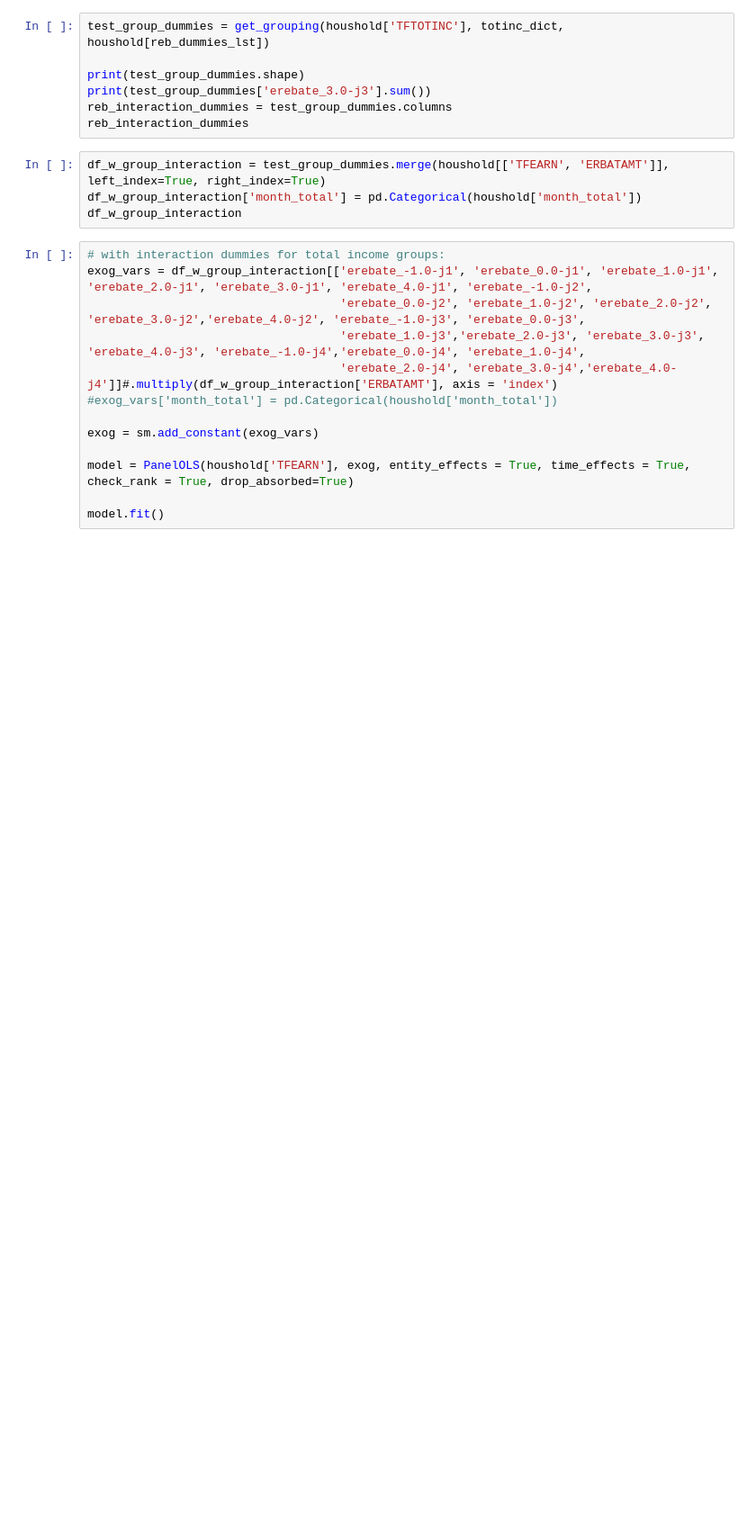
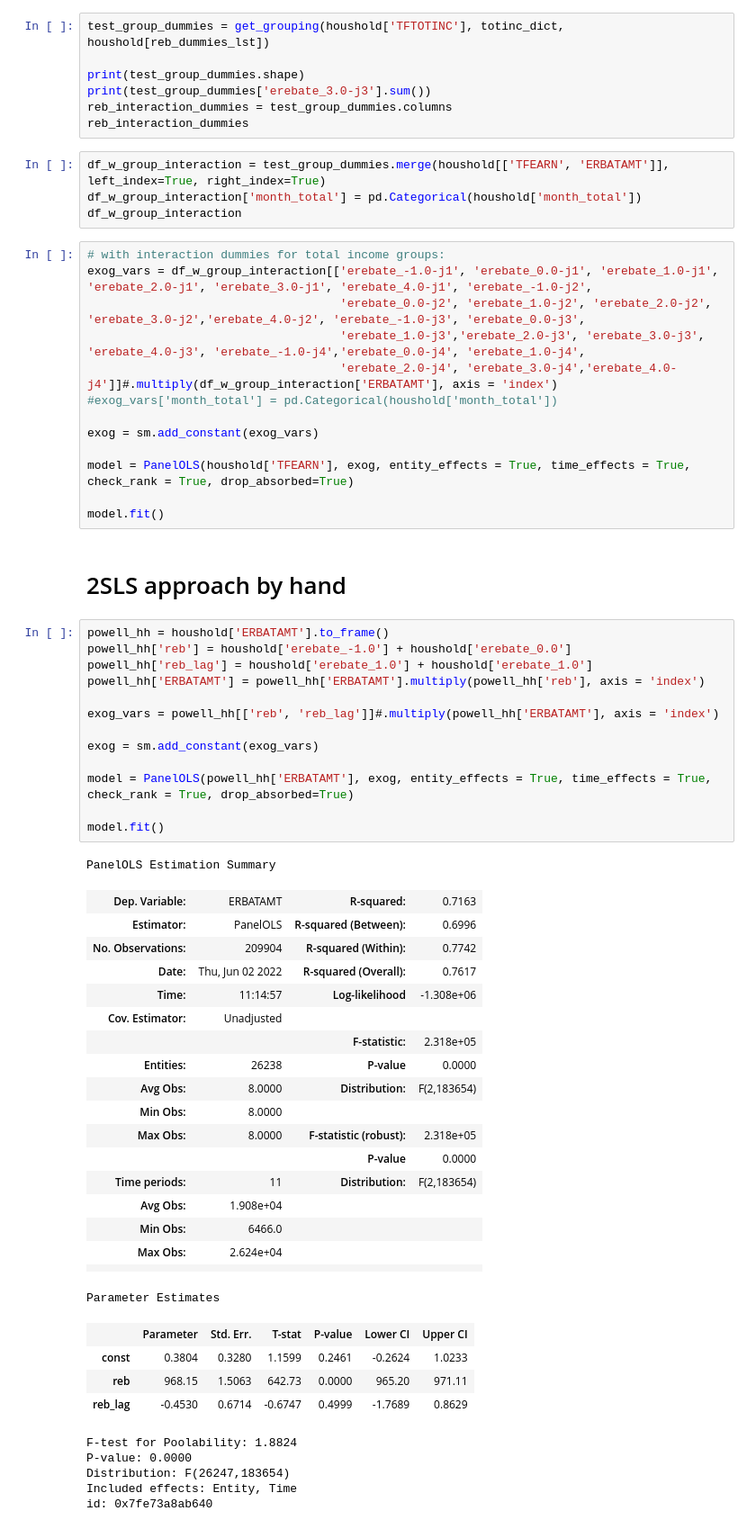
Before and after one commit to MaxDerWeber/MasterThesis, a Jupyter notebook: Analysis.ipynb, the cells around one changed output. Shown at 90% size. Drawn from its saved outputs; the diff is of its cells as text; blank space fills up the shorter version.

```diff
--- a/Analysis.ipynb
+++ b/Analysis.ipynb
@@ -250,3 +250,47 @@ exog = sm.add_constant(exog_vars)
 model = PanelOLS(houshold['TFEARN'], exog, entity_effects = True, time_effects = True, check_rank = True, drop_absorbed=True)
 
 model.fit()
+# %% [markdown]
+# 2SLS approach by hand
+# %%
+powell_hh = houshold['ERBATAMT'].to_frame()
+powell_hh['reb'] = houshold['erebate_-1.0'] + houshold['erebate_0.0']
+powell_hh['reb_lag'] = houshold['erebate_1.0'] + houshold['erebate_1.0']
+powell_hh['ERBATAMT'] = powell_hh['ERBATAMT'].multiply(powell_hh['reb'], axis = 'index')
+
+exog_vars = powell_hh[['reb', 'reb_lag']]#.multiply(powell_hh['ERBATAMT'], axis = 'index')
+
+exog = sm.add_constant(exog_vars)
+
+model = PanelOLS(powell_hh['ERBATAMT'], exog, entity_effects = True, time_effects = True, check_rank = True, drop_absorbed=True)
+
+model.fit()
+# %% [output]
+PanelOLS Estimation Summary
+| Dep. Variable: | ERBATAMT | R-squared: | 0.7163 |
+| Estimator: | PanelOLS | R-squared (Between): | 0.6996 |
+| No. Observations: | 209904 | R-squared (Within): | 0.7742 |
+| Date: | Thu, Jun 02 2022 | R-squared (Overall): | 0.7617 |
+| Time: | 11:14:57 | Log-likelihood | -1.308e+06 |
+| Cov. Estimator: | Unadjusted |  |  |
+|  |  | F-statistic: | 2.318e+05 |
+| Entities: | 26238 | P-value | 0.0000 |
+| Avg Obs: | 8.0000 | Distribution: | F(2,183654) |
+| Min Obs: | 8.0000 |  |  |
+| Max Obs: | 8.0000 | F-statistic (robust): | 2.318e+05 |
+|  |  | P-value | 0.0000 |
+| Time periods: | 11 | Distribution: | F(2,183654) |
+| Avg Obs: | 1.908e+04 |  |  |
+| Min Obs: | 6466.0 |  |  |
+| Max Obs: | 2.624e+04 |  |  |
+|  |  |  |  |
+Parameter Estimates
+|  | Parameter | Std. Err. | T-stat | P-value | Lower CI | Upper CI |
+| const | 0.3804 | 0.3280 | 1.1599 | 0.2461 | -0.2624 | 1.0233 |
+| reb | 968.15 | 1.5063 | 642.73 | 0.0000 | 965.20 | 971.11 |
+| reb_lag | -0.4530 | 0.6714 | -0.6747 | 0.4999 | -1.7689 | 0.8629 |
+F-test for Poolability: 1.8824
+P-value: 0.0000
+Distribution: F(26247,183654)
+Included effects: Entity, Time
+id: 0x7fe73a8ab640
```
Also changed, not shown: parts of 1 cell of this notebook, 1 other file.
